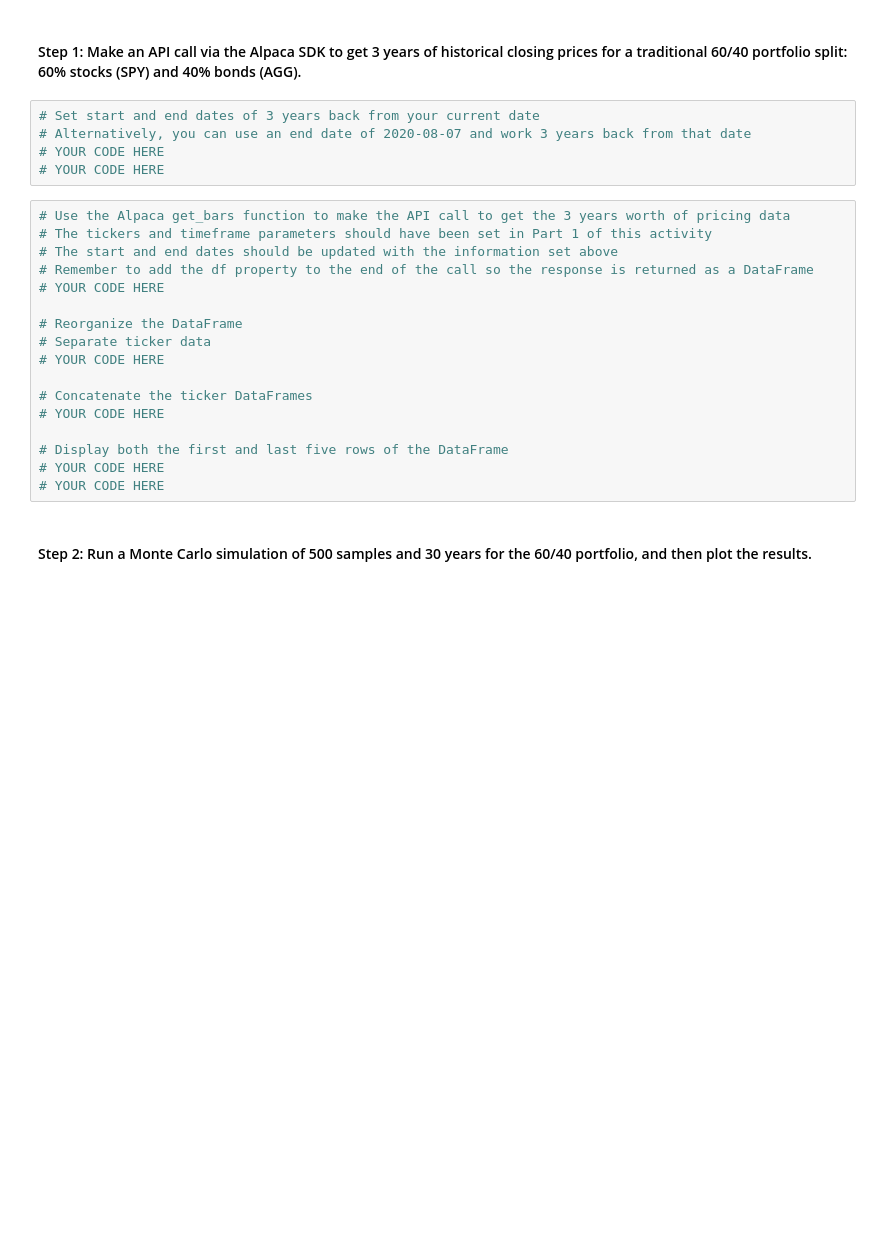
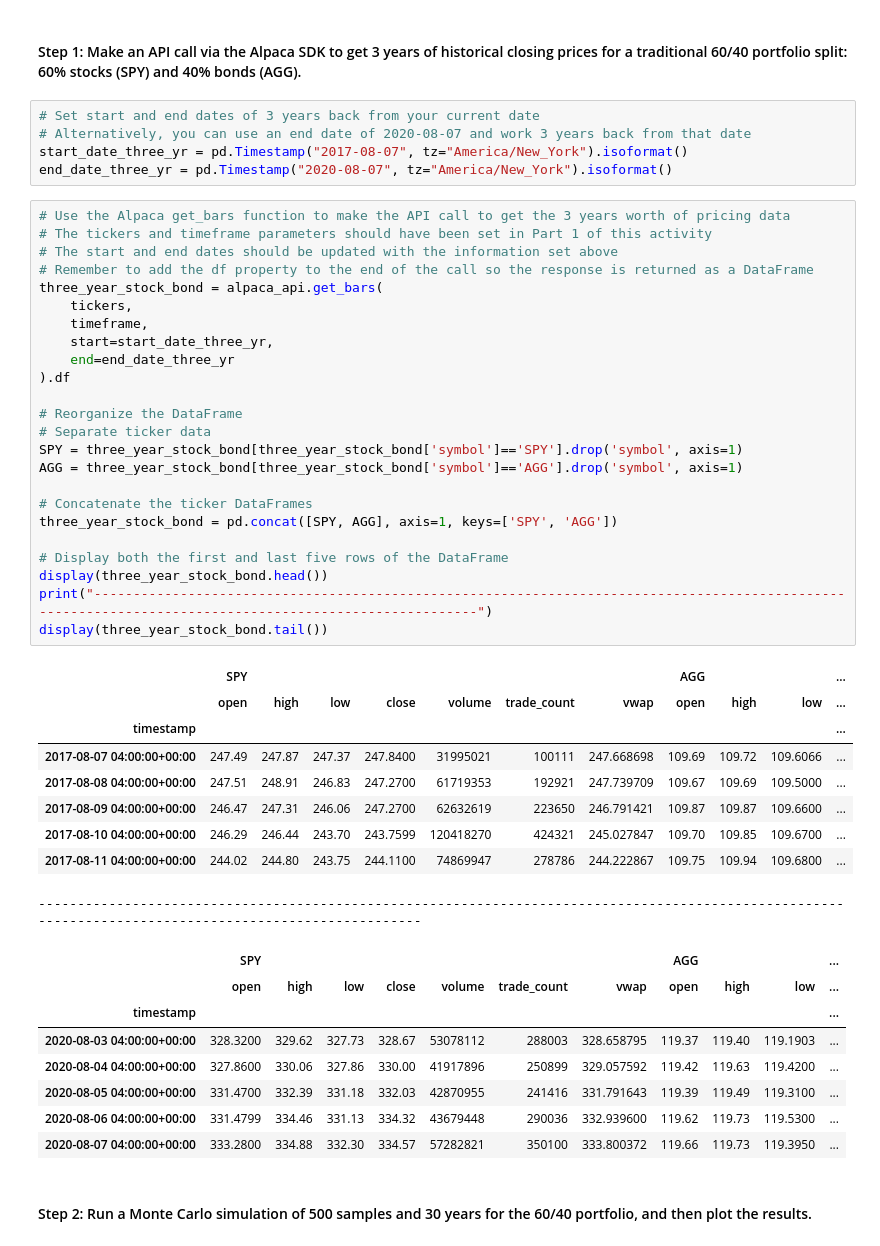
Before and after one commit to djohnst914/Evaluate_Financial_Health_Tool, a Jupyter notebook: financial_planning_tools.ipynb, the cells around one changed output. Saved outputs shown, nothing was run; the diff lists cells and outputs as text; blank space fills up the shorter version.

Commit message:
make api call via alpaca sdk for 3 year data

```diff
--- a/financial_planning_tools.ipynb
+++ b/financial_planning_tools.ipynb
@@ -430,25 +430,50 @@ In this section, you’ll use the MCForecastTools library to create a Monte Carl
 # %%
 # Set start and end dates of 3 years back from your current date
 # Alternatively, you can use an end date of 2020-08-07 and work 3 years back from that date
-# YOUR CODE HERE
-# YOUR CODE HERE
+start_date_three_yr = pd.Timestamp("2017-08-07", tz="America/New_York").isoformat()
+end_date_three_yr = pd.Timestamp("2020-08-07", tz="America/New_York").isoformat()
 # %%
 # Use the Alpaca get_bars function to make the API call to get the 3 years worth of pricing data
 # The tickers and timeframe parameters should have been set in Part 1 of this activity
 # The start and end dates should be updated with the information set above
 # Remember to add the df property to the end of the call so the response is returned as a DataFrame
-# YOUR CODE HERE
+three_year_stock_bond = alpaca_api.get_bars(
+    tickers,
+    timeframe,
+    start=start_date_three_yr,
+    end=end_date_three_yr
+).df
 
 # Reorganize the DataFrame
 # Separate ticker data
-# YOUR CODE HERE
+SPY = three_year_stock_bond[three_year_stock_bond['symbol']=='SPY'].drop('symbol', axis=1)
+AGG = three_year_stock_bond[three_year_stock_bond['symbol']=='AGG'].drop('symbol', axis=1)
 
 # Concatenate the ticker DataFrames
-# YOUR CODE HERE
+three_year_stock_bond = pd.concat([SPY, AGG], axis=1, keys=['SPY', 'AGG'])
 
 # Display both the first and last five rows of the DataFrame
-# YOUR CODE HERE
-# YOUR CODE HERE
+display(three_year_stock_bond.head())
+print("--------------------------------------------------------------------------------------------------------------------------------------------------------")
+display(three_year_stock_bond.tail())
+# %% [output]
+|  | SPY |  |  |  |  |  |  | AGG |  |  | ... |
+|  | open | high | low | close | volume | trade_count | vwap | open | high | low | ... |
+| timestamp |  |  |  |  |  |  |  |  |  |  | ... |
+| 2017-08-07 04:00:00+00:00 | 247.49 | 247.87 | 247.37 | 247.8400 | 31995021 | 100111 | 247.668698 | 109.69 | 109.72 | 109.6066 | ... |
+| 2017-08-08 04:00:00+00:00 | 247.51 | 248.91 | 246.83 | 247.2700 | 61719353 | 192921 | 247.739709 | 109.67 | 109.69 | 109.5000 | ... |
+| 2017-08-09 04:00:00+00:00 | 246.47 | 247.31 | 246.06 | 247.2700 | 62632619 | 223650 | 246.791421 | 109.87 | 109.87 | 109.6600 | ... |
+| 2017-08-10 04:00:00+00:00 | 246.29 | 246.44 | 243.70 | 243.7599 | 120418270 | 424321 | 245.027847 | 109.70 | 109.85 | 109.6700 | ... |
+| 2017-08-11 04:00:00+00:00 | 244.02 | 244.80 | 243.75 | 244.1100 | 74869947 | 278786 | 244.222867 | 109.75 | 109.94 | 109.6800 | ... |
+--------------------------------------------------------------------------------------------------------------------------------------------------------
+|  | SPY |  |  |  |  |  |  | AGG |  |  | ... |
+|  | open | high | low | close | volume | trade_count | vwap | open | high | low | ... |
+| timestamp |  |  |  |  |  |  |  |  |  |  | ... |
+| 2020-08-03 04:00:00+00:00 | 328.3200 | 329.62 | 327.73 | 328.67 | 53078112 | 288003 | 328.658795 | 119.37 | 119.40 | 119.1903 | ... |
+| 2020-08-04 04:00:00+00:00 | 327.8600 | 330.06 | 327.86 | 330.00 | 41917896 | 250899 | 329.057592 | 119.42 | 119.63 | 119.4200 | ... |
+| 2020-08-05 04:00:00+00:00 | 331.4700 | 332.39 | 331.18 | 332.03 | 42870955 | 241416 | 331.791643 | 119.39 | 119.49 | 119.3100 | ... |
+| 2020-08-06 04:00:00+00:00 | 331.4799 | 334.46 | 331.13 | 334.32 | 43679448 | 290036 | 332.939600 | 119.62 | 119.73 | 119.5300 | ... |
+| 2020-08-07 04:00:00+00:00 | 333.2800 | 334.88 | 332.30 | 334.57 | 57282821 | 350100 | 333.800372 | 119.66 | 119.73 | 119.3950 | ... |
 # %% [markdown]
 #### Step 2: Run a Monte Carlo simulation of 500 samples and 30 years for the 60/40 portfolio, and then plot the results.
 # %%
```
